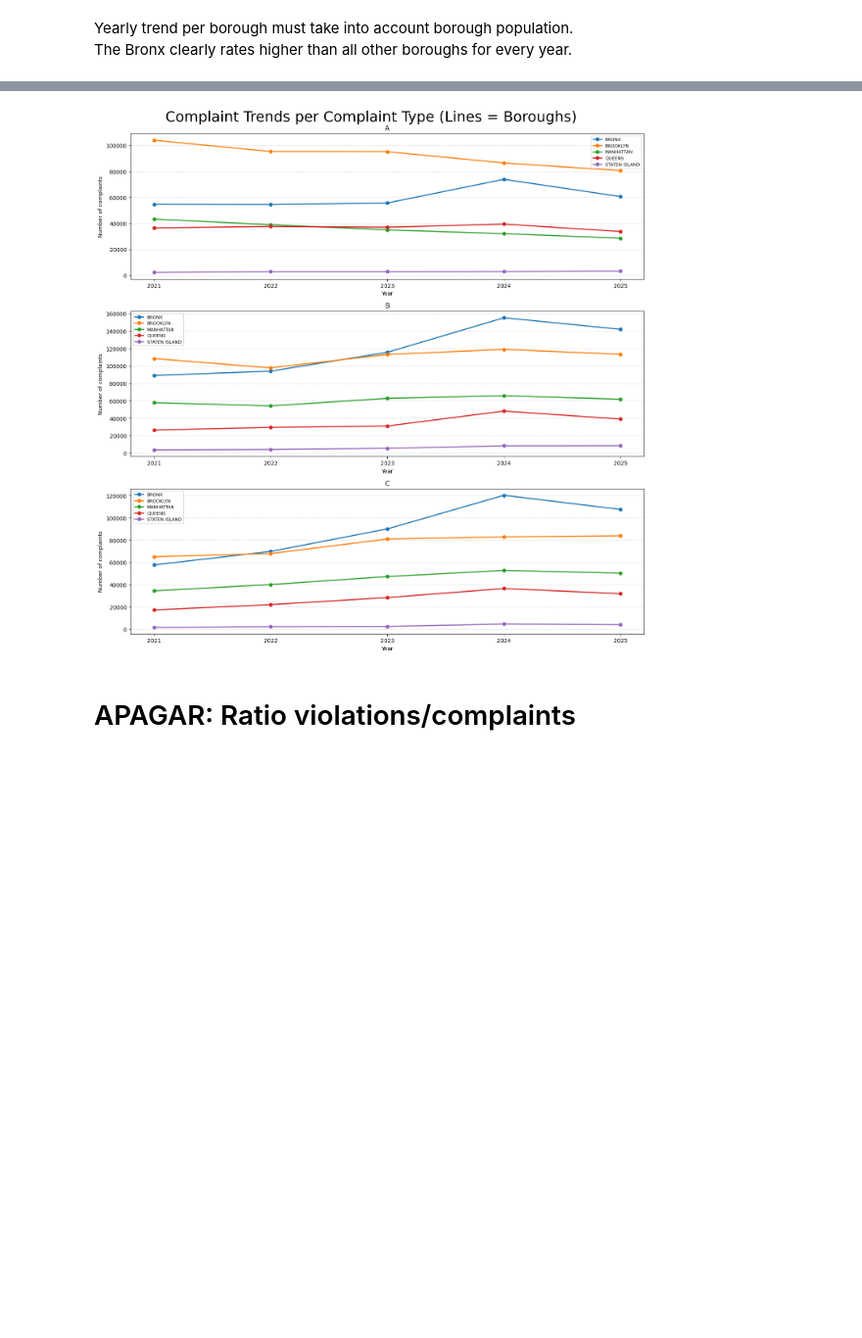
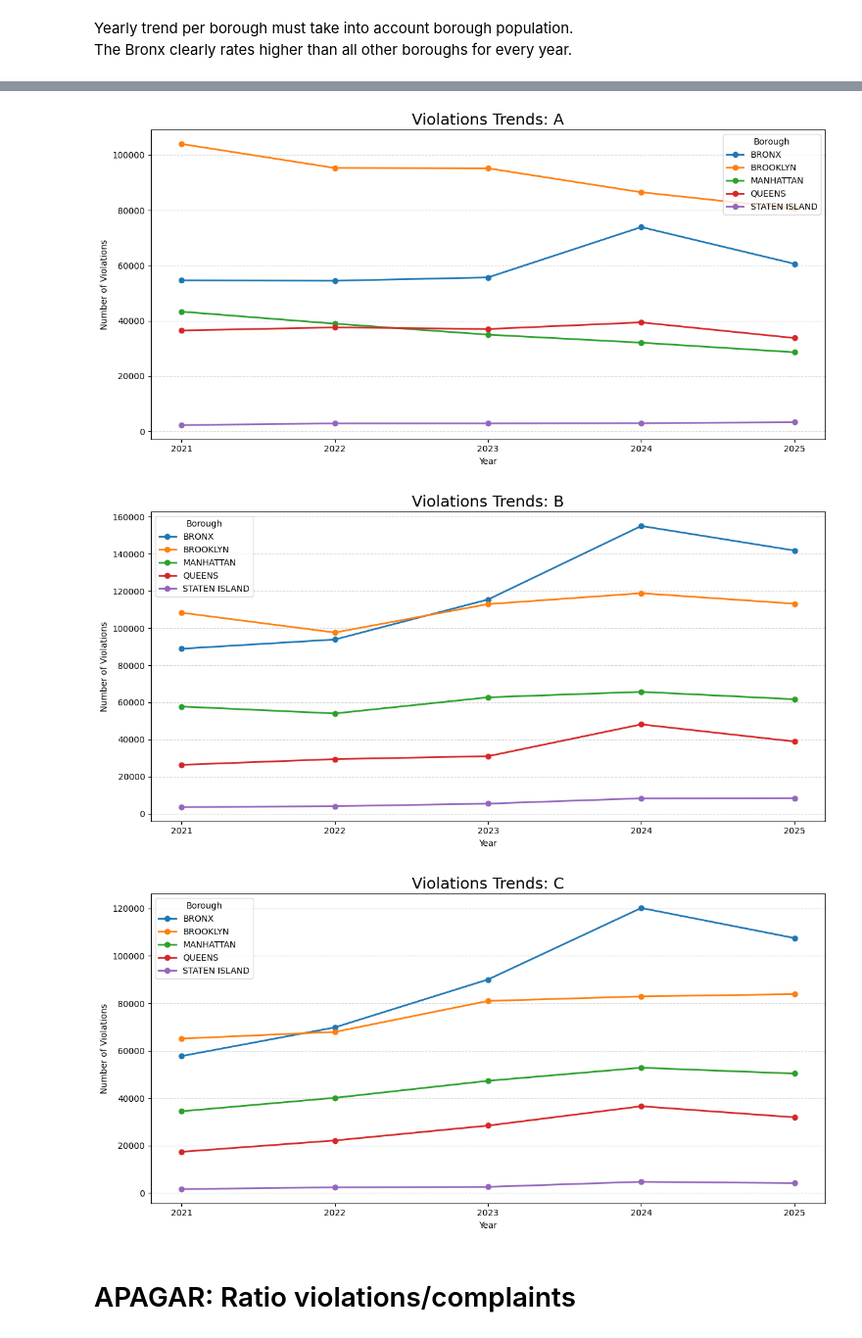
Before and after one commit to mariatmvendas/sdata_project, a Jupyter notebook: analysis_complaints.ipynb, the cells around one changed output, grey strips where cells are left out. Shown at 98% size. Saved outputs shown, nothing was run; the diff lists cells and outputs as text; code cells hidden in the pictures; blank space fills up the shorter version.

```diff
--- a/analysis_complaints.ipynb
+++ b/analysis_complaints.ipynb
@@ -908,37 +1083,50 @@ year
 # plt.show()
 # %%
 grouped_viol = (df_violations.groupby(["boro", "year", "class"]).size().reset_index(name="count"))
-classes = grouped_viol["class"].unique()
+classes = sorted(grouped_viol["class"].unique()) # Sorting ensures consistent order
 
-fig, axes = plt.subplots(3, 1, figsize=(14, 14))  # adjust grid if needed
-axes = axes.flatten()
+for clas in classes:
+    # Create a fresh figure for each class
+    plt.figure(figsize=(12, 6))
 
-for i, clas in enumerate(classes):
     df_c = grouped_viol[grouped_viol["class"] == clas]
 
+    # Plot each borough as a line within this specific class
     for borough in df_c["boro"].unique():
         df_b = df_c[df_c["boro"] == borough]
 
-        axes[i].plot(
+        plt.plot(
             df_b["year"],
             df_b["count"],
             marker='o',
             linewidth=2,
             label=borough
         )
 
-    axes[i].set_title(clas)
-    axes[i].set_xlabel("Year")
-    axes[i].set_ylabel("Number of complaints")
-    axes[i].grid(axis='y', linestyle='--', alpha=0.5)
-    axes[i].legend(fontsize=8)
-    axes[i].set_xticks(years)
+    # Styling for the individual photo
+    plt.title(f"Violations Trends: {clas}", fontsize=18)
+    plt.xlabel("Year")
+    plt.ylabel("Number of Violations")
+    plt.grid(axis='y', linestyle='--', alpha=0.5)
+    plt.legend(title="Borough", fontsize=10)
 
-plt.suptitle("Complaint Trends per Complaint Type (Lines = Boroughs)", fontsize=26)
-plt.tight_layout()
-plt.show()
+    # Ensure years on X-axis are integers (assuming 'years' list is defined)
+    plt.xticks(years)
+
+    plt.tight_layout()
+
+
+
+    # Save as an individual file
+    filename = f"data/visualizations/violations/trend_{clas.replace(' ', '_')}.png"
+    plt.savefig(filename, dpi=300)
+
+    # Show the plot in the notebook/console
+    plt.show()
 # %% [output]
-[figure, old version]
+[figure, new version]
+[figure, added]
+[figure, added]
 # %% [markdown]
 # APAGAR: Ratio violations/complaints
 # %% [markdown]
```
Also changed, not shown: parts of 39 cells of this notebook, 5 other files.
